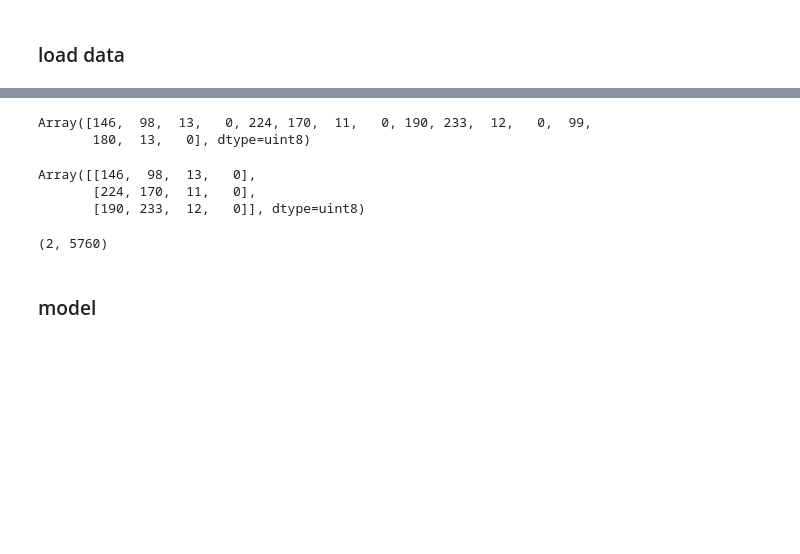
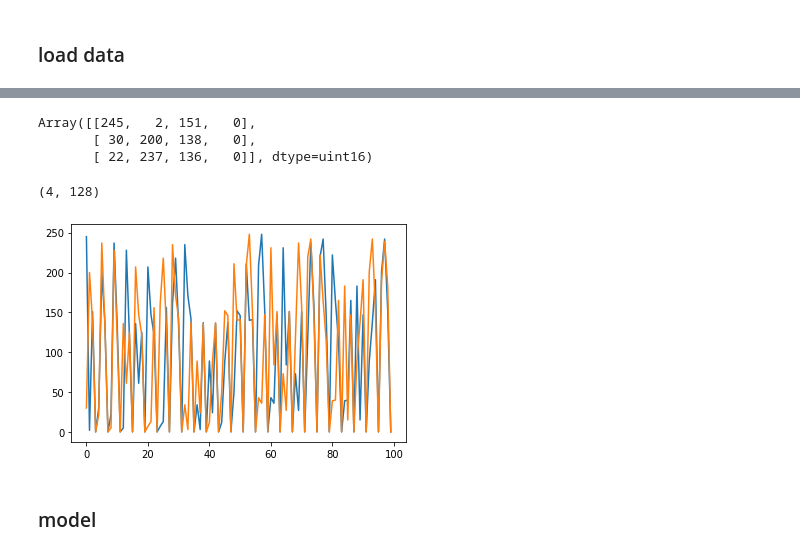
Before and after one commit to mmuravytskyi/snmp-madness, a Jupyter notebook: transformer_model.ipynb, the cells around one changed output, grey strips where cells are left out. Saved outputs shown, nothing was run; the diff lists cells and outputs as text; code cells hidden in the pictures; blank space fills up the shorter version.

Commit message:
transformer model update

```diff
--- a/transformer_model.ipynb
+++ b/transformer_model.ipynb
@@ -15,24 +15,28 @@ import numpy as np
 # %% [markdown]
 ### statics
 # %%
-BLOCK_SIZE = int(24*5*60/5)
-BATCH_SIZE = 2
+# 36 is 3 hours, rounding up to the nearest power of 2 -> 64
+BLOCK_SIZE = 32 # de facto it'll be x4 after byte encoding
+BATCH_SIZE = 4
 SPLIT = 0.85
-LEARNING_RATE = 1e-4
+LEARNING_RATE = 3e-4
 SEED = 2137
-NUM_TRAINING_STEPS = 15000
-EVAL_INTERVAL = 100
+NUM_TRAINING_STEPS = 50000
+EVAL_INTERVAL = 1000
 EMBEDDING_SIZE = 4
 
 VOCAB_SIZE = 256
-PAD_TOKEN = 0
+PAD_TOKEN = jnp.array(-1, dtype=jnp.int16)
 GRAD_CLIP_VALUE = 1
 
-NUM_LAYERS = 3
-NUM_HEADS = 6  # Number of attention heads.
-MODEL_SIZE = 128
-KEY_SIZE = 32
-DROPOUT_RATE = 0.05
+NUM_LAYERS = 2
+NUM_HEADS = 16  # Number of attention heads.
+MODEL_SIZE = 64
+KEY_SIZE = 64
+DROPOUT_RATE = 0.0
+SOFTMAX_TEMP = 1.2
+
+LOAD_WEIGHTS = True
 # %% [markdown]
 ### utils
 # %%
@@ -70,7 +76,7 @@ def to_bytes(arr):
   def _to_bytes(arr, byte_index:int):
     mask = 0xFF << (8 * byte_index)
     b = (arr & mask) >> 8 * byte_index
-    return  b.astype(jnp.uint8)
+    return  b.astype(jnp.uint16)
 
   return _to_bytes(arr, jnp.arange(4))
 
@@ -110,12 +116,7 @@ Array([877202, 764640, 846270, 898147], dtype=int32)
-# %%
-to_bytes(expl_batch['input']).reshape(BATCH_SIZE, BLOCK_SIZE*4)[0, :16]
-# %% [output]
-Array([146,  98,  13,   0, 224, 170,  11,   0, 190, 233,  12,   0,  99,
-       180,  13,   0], dtype=uint8)
 # %%
 to_bytes(expl_batch['input'])[0, :3, :]
 # %% [output]
-Array([[146,  98,  13,   0],
-       [224, 170,  11,   0],
-       [190, 233,  12,   0]], dtype=uint8)
+Array([[245,   2, 151,   0],
+       [ 30, 200, 138,   0],
+       [ 22, 237, 136,   0]], dtype=uint16)
 # %%
@@ -137,7 +139,14 @@ def apply_byte_error_weights(arr: jnp.array):
 _inputs = preproc_data(expl_batch)
 _inputs.inputs.shape
 # %% [output]
-(2, 5760)
+(4, 128)
+# %%
+plt.figure()
+plt.plot(_inputs.inputs[0, :100])
+plt.plot(_inputs.targets[0, :100])
+plt.show()
+# %% [output]
+[figure, added]
 # %% [markdown]
 ### model
 # %% [markdown]
```
Also changed, not shown: parts of 39 cells of this notebook.
